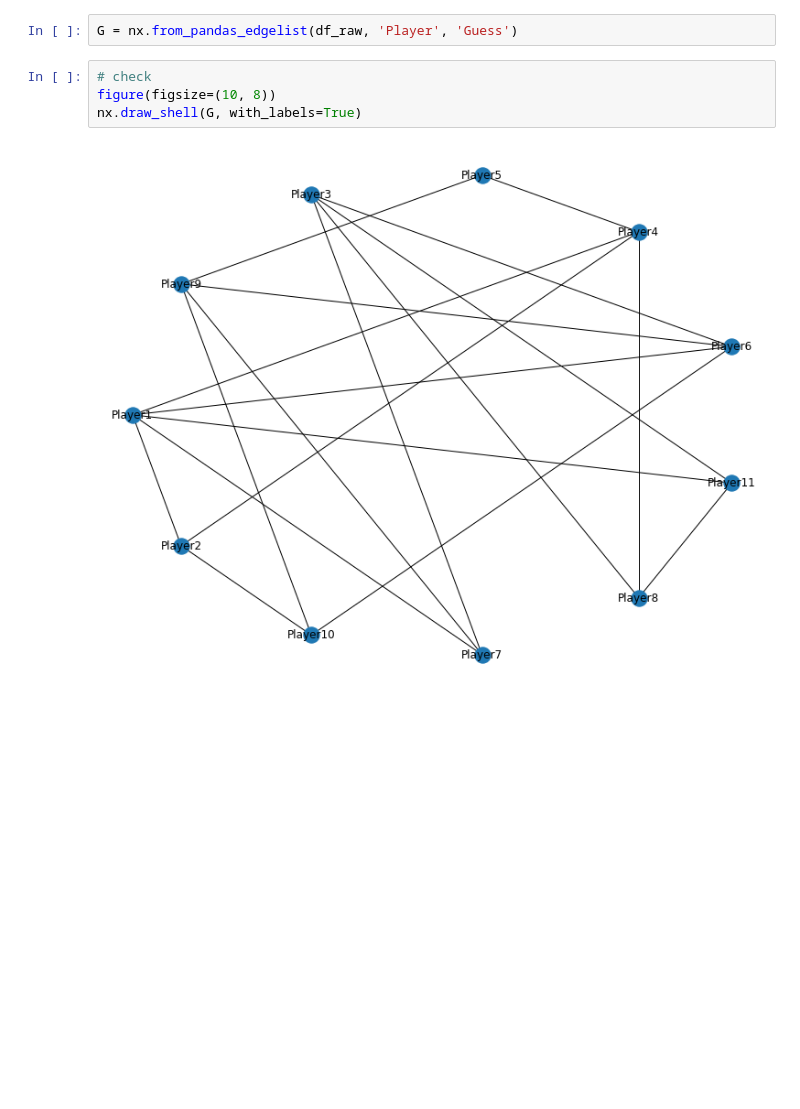
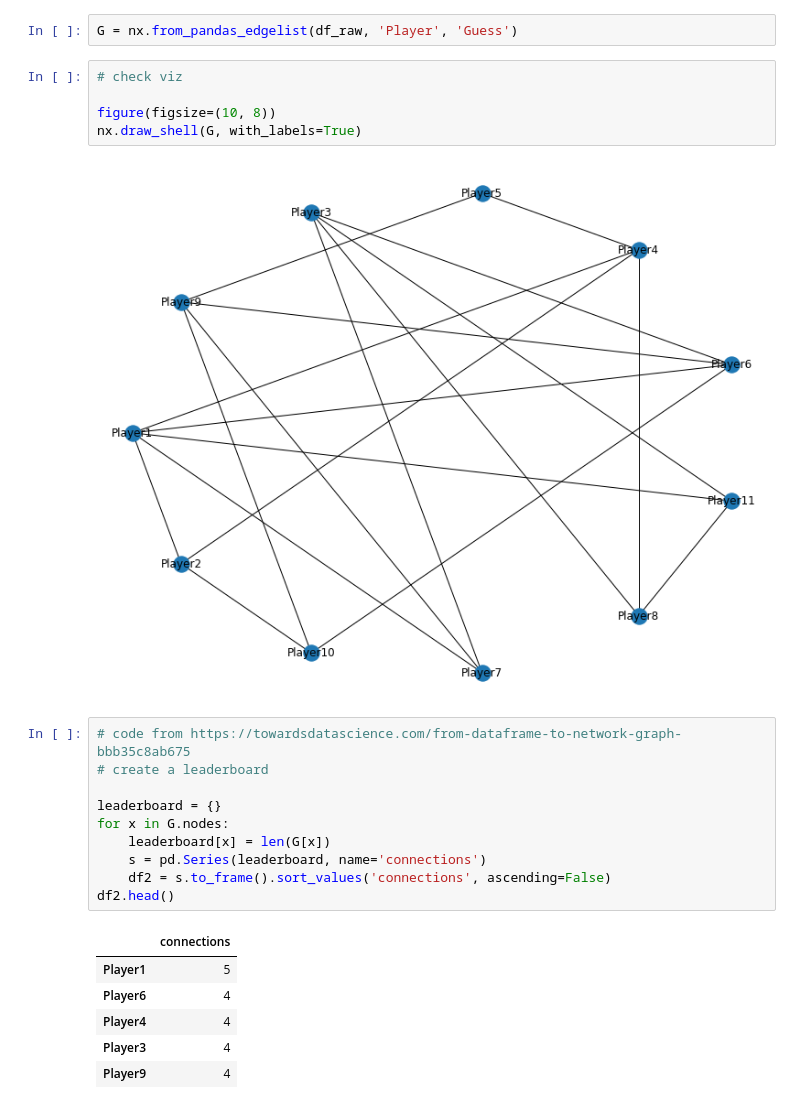
Before and after one commit to NLeSC/balconaz, a Jupyter notebook: notebooks/analysis.ipynb, the cells around one changed output. Drawn from its saved outputs; the diff is of its cells as text; blank space fills up the shorter version.

```diff
--- a/notebooks/analysis.ipynb
+++ b/notebooks/analysis.ipynb
@@ -20,8 +20,26 @@ df_raw.head()
 # %%
 G = nx.from_pandas_edgelist(df_raw, 'Player', 'Guess')
 # %%
-# check
+# check viz
+
 figure(figsize=(10, 8))
 nx.draw_shell(G, with_labels=True)
 # %% [output]
 [figure]
+# %%
+# code from https://towardsdatascience.com/from-dataframe-to-network-graph-bbb35c8ab675
+# create a leaderboard
+
+leaderboard = {}
+for x in G.nodes:
+    leaderboard[x] = len(G[x])
+    s = pd.Series(leaderboard, name='connections')
+    df2 = s.to_frame().sort_values('connections', ascending=False)
+df2.head()
+# %% [output]
+|  | connections |
+| Player1 | 5 |
+| Player6 | 4 |
+| Player4 | 4 |
+| Player3 | 4 |
+| Player9 | 4 |
```
